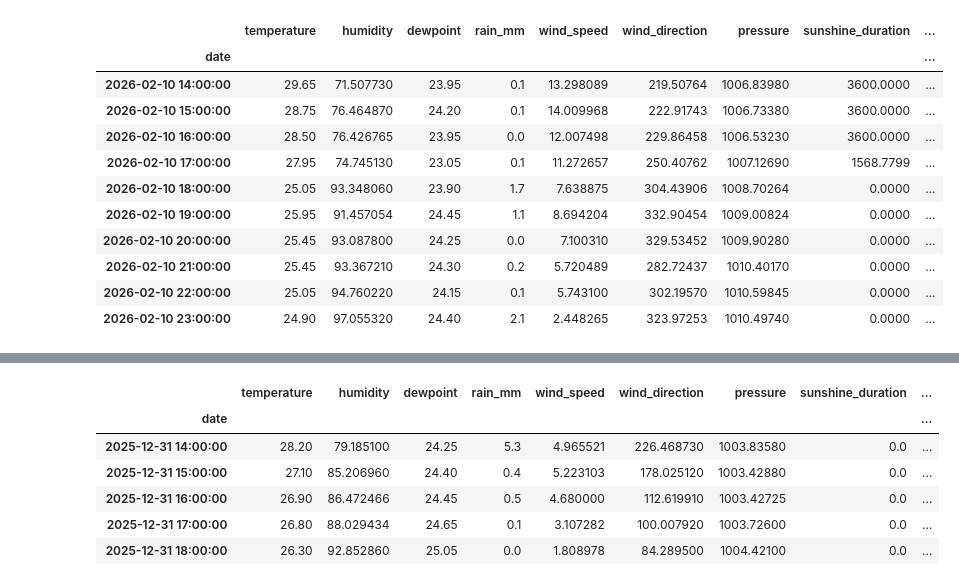
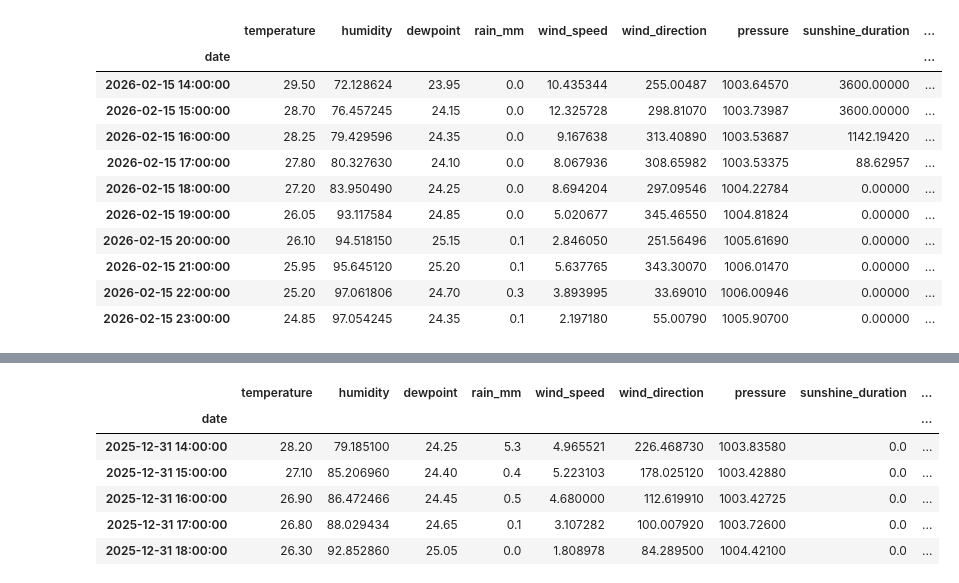
Before and after one commit to evanalif113/Catatan_Meteorologi, a Jupyter notebook: model-prediksi-estimasi-dengan-lstm.ipynb, the cells around one changed output, grey strips where cells are left out. Saved outputs shown, nothing was run; the diff lists cells and outputs as text; code cells hidden in the pictures.

```diff
--- a/model-prediksi-estimasi-dengan-lstm.ipynb
+++ b/model-prediksi-estimasi-dengan-lstm.ipynb
@@ -32,7 +32,8 @@ GPU Available:  True
 # ==============================================================================
 # 1. KONFIGURASI
 # ==============================================================================
-PATH_FILE = '/kaggle/input/open-meteo-data-kebumen/open_meteo_climate/jerukagung_75tahun_lengkap.csv'
+FOLDER = '/kaggle/input/open-meteo-data-kebumen/open_meteo_jerukagung'
+FILE = 'cuaca_jerukagungg.csv'
 # %%
 # ==============================================================================
 # 2. LOAD DATA & BERSIHKAN WAKTU
@@ -58,7 +59,8 @@ def load_data(filepath):
     print(f"✅ Data Siap! Rentang: {df.index.min()} s.d {df.index.max()}")
     return df
 
-df = load_data(PATH_FILE)
+path_final = os.path.join(FOLDER, FILE)
+df = load_data(path_final)
 
 df.tail(10)
 # %% [output]
@@ -67,15 +69,15 @@ df.tail(10)
 |  | temperature | humidity | dewpoint | rain_mm | wind_speed | wind_direction | pressure | sunshine_duration | ... |
 | date |  |  |  |  |  |  |  |  | ... |
-| 2026-02-10 14:00:00 | 29.65 | 71.507730 | 23.95 | 0.1 | 13.298089 | 219.50764 | 1006.83980 | 3600.0000 | ... |
-| 2026-02-10 15:00:00 | 28.75 | 76.464870 | 24.20 | 0.1 | 14.009968 | 222.91743 | 1006.73380 | 3600.0000 | ... |
-| 2026-02-10 16:00:00 | 28.50 | 76.426765 | 23.95 | 0.0 | 12.007498 | 229.86458 | 1006.53230 | 3600.0000 | ... |
-| 2026-02-10 17:00:00 | 27.95 | 74.745130 | 23.05 | 0.1 | 11.272657 | 250.40762 | 1007.12690 | 1568.7799 | ... |
-| 2026-02-10 18:00:00 | 25.05 | 93.348060 | 23.90 | 1.7 | 7.638875 | 304.43906 | 1008.70264 | 0.0000 | ... |
-| 2026-02-10 19:00:00 | 25.95 | 91.457054 | 24.45 | 1.1 | 8.694204 | 332.90454 | 1009.00824 | 0.0000 | ... |
-| 2026-02-10 20:00:00 | 25.45 | 93.087800 | 24.25 | 0.0 | 7.100310 | 329.53452 | 1009.90280 | 0.0000 | ... |
-| 2026-02-10 21:00:00 | 25.45 | 93.367210 | 24.30 | 0.2 | 5.720489 | 282.72437 | 1010.40170 | 0.0000 | ... |
-| 2026-02-10 22:00:00 | 25.05 | 94.760220 | 24.15 | 0.1 | 5.743100 | 302.19570 | 1010.59845 | 0.0000 | ... |
-| 2026-02-10 23:00:00 | 24.90 | 97.055320 | 24.40 | 2.1 | 2.448265 | 323.97253 | 1010.49740 | 0.0000 | ... |
+| 2026-02-15 14:00:00 | 29.50 | 72.128624 | 23.95 | 0.0 | 10.435344 | 255.00487 | 1003.64570 | 3600.00000 | ... |
+| 2026-02-15 15:00:00 | 28.70 | 76.457245 | 24.15 | 0.0 | 12.325728 | 298.81070 | 1003.73987 | 3600.00000 | ... |
+| 2026-02-15 16:00:00 | 28.25 | 79.429596 | 24.35 | 0.0 | 9.167638 | 313.40890 | 1003.53687 | 1142.19420 | ... |
+| 2026-02-15 17:00:00 | 27.80 | 80.327630 | 24.10 | 0.0 | 8.067936 | 308.65982 | 1003.53375 | 88.62957 | ... |
+| 2026-02-15 18:00:00 | 27.20 | 83.950490 | 24.25 | 0.0 | 8.694204 | 297.09546 | 1004.22784 | 0.00000 | ... |
+| 2026-02-15 19:00:00 | 26.05 | 93.117584 | 24.85 | 0.0 | 5.020677 | 345.46550 | 1004.81824 | 0.00000 | ... |
+| 2026-02-15 20:00:00 | 26.10 | 94.518150 | 25.15 | 0.1 | 2.846050 | 251.56496 | 1005.61690 | 0.00000 | ... |
+| 2026-02-15 21:00:00 | 25.95 | 95.645120 | 25.20 | 0.1 | 5.637765 | 343.30070 | 1006.01470 | 0.00000 | ... |
+| 2026-02-15 22:00:00 | 25.20 | 97.061806 | 24.70 | 0.3 | 3.893995 | 33.69010 | 1006.00946 | 0.00000 | ... |
+| 2026-02-15 23:00:00 | 24.85 | 97.054245 | 24.35 | 0.1 | 2.197180 | 55.00790 | 1005.90700 | 0.00000 | ... |
 # %%
 import matplotlib.pyplot as plt
 import seaborn as sns
```
Also changed, not shown: parts of 11 cells of this notebook.
